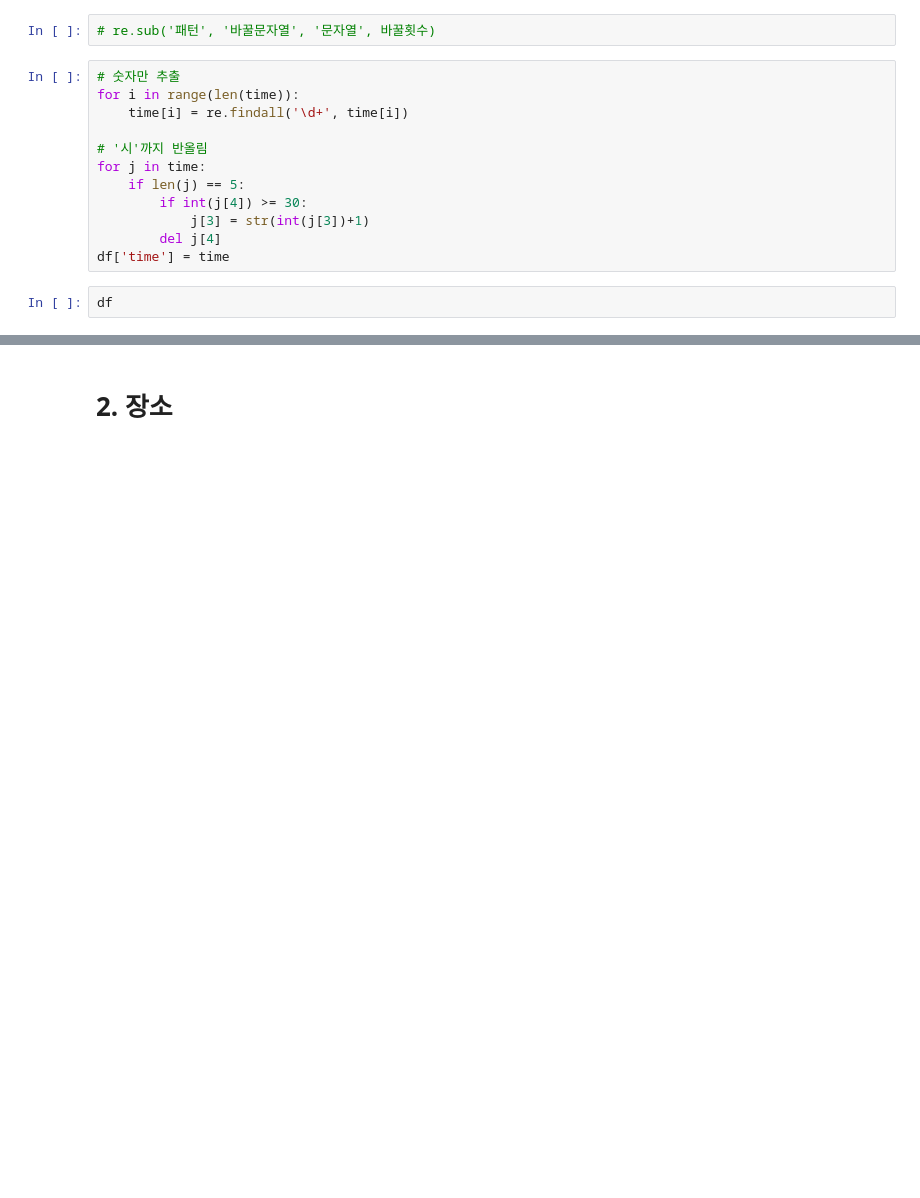
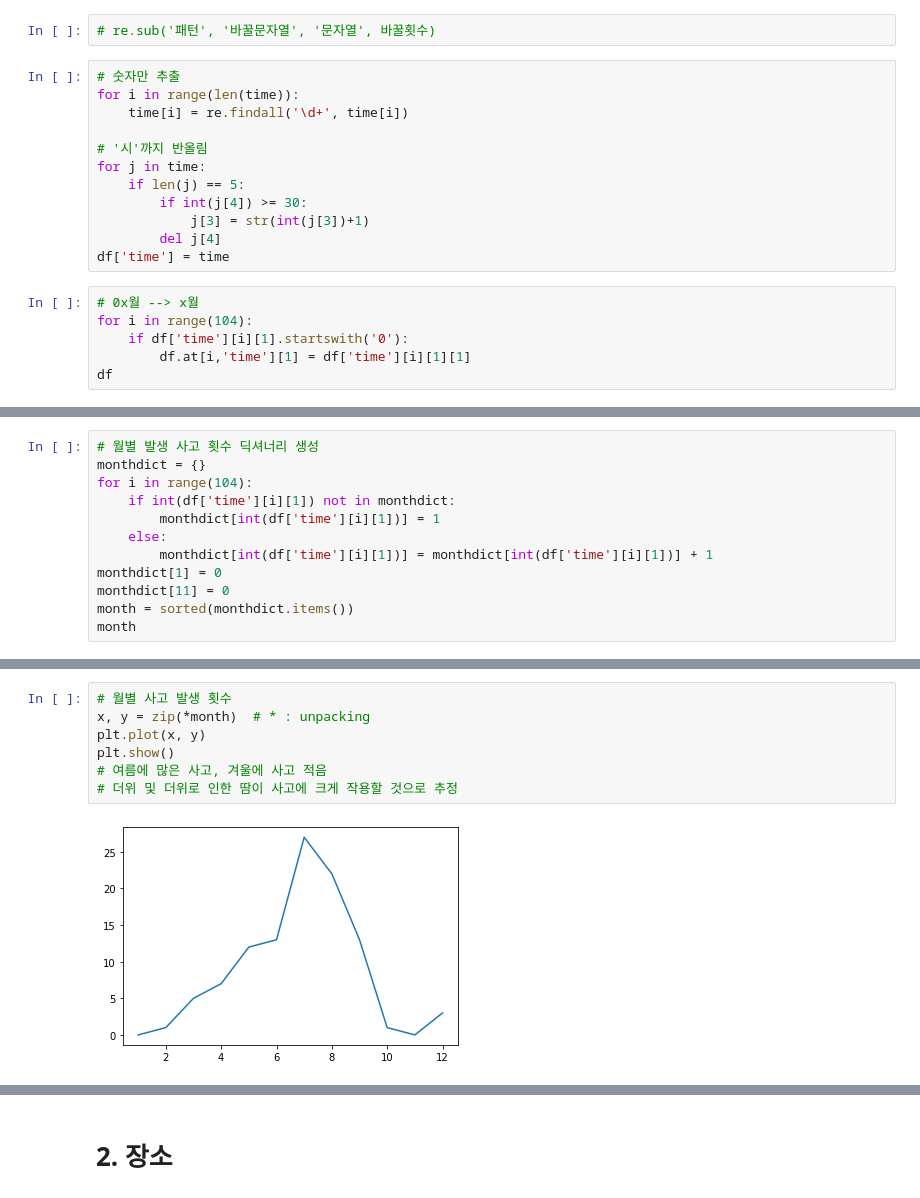
Before and after one commit to SonChungMan/KZ-Repository, a Jupyter notebook: accidents.ipynb, the cells around one changed output, grey strips where cells are left out. Drawn from its saved outputs; the diff is of its cells as text; blank space fills up the shorter version.

```diff
--- a/accidents.ipynb
+++ b/accidents.ipynb
@@ -90,6 +90,10 @@ for j in time:
         del j[4]
 df['time'] = time
 # %%
+# 0x월 --> x월
+for i in range(104):
+    if df['time'][i][1].startswith('0'):
+        df.at[i,'time'][1] = df['time'][i][1][1]
 df
 # %% [output]
 |  | 본문 | time |
@@ -105,3 +109,15 @@ df
 | 102 | \r\n\r\nFrom: 정영도 <ydojung@koreaz... | [2021, 12, 1, 13] |
 | 103 | \r\n\r\nFrom: 김민철 <mckim@koreazin... | [2021, 10, 29, 20] |
 104 rows × 2 columns
+# %%
+# 월별 발생 사고 횟수 딕셔너리 생성
+monthdict = {}
+for i in range(104):
+    if int(df['time'][i][1]) not in monthdict:
+        monthdict[int(df['time'][i][1])] = 1
+    else:
+        monthdict[int(df['time'][i][1])] = monthdict[int(df['time'][i][1])] + 1
+monthdict[1] = 0
+monthdict[11] = 0
+month = sorted(monthdict.items())
+month
@@ -107,0 +137,9 @@ df
+# %%
+# 월별 사고 발생 횟수
+x, y = zip(*month)  # * : unpacking
+plt.plot(x, y)
+plt.show()
+# 여름에 많은 사고, 겨울에 사고 적음
+# 더위 및 더위로 인한 땀이 사고에 크게 작용할 것으로 추정
+# %% [output]
+[figure, added]
```
Also changed, not shown: parts of 12 cells of this notebook, 2 other files.
